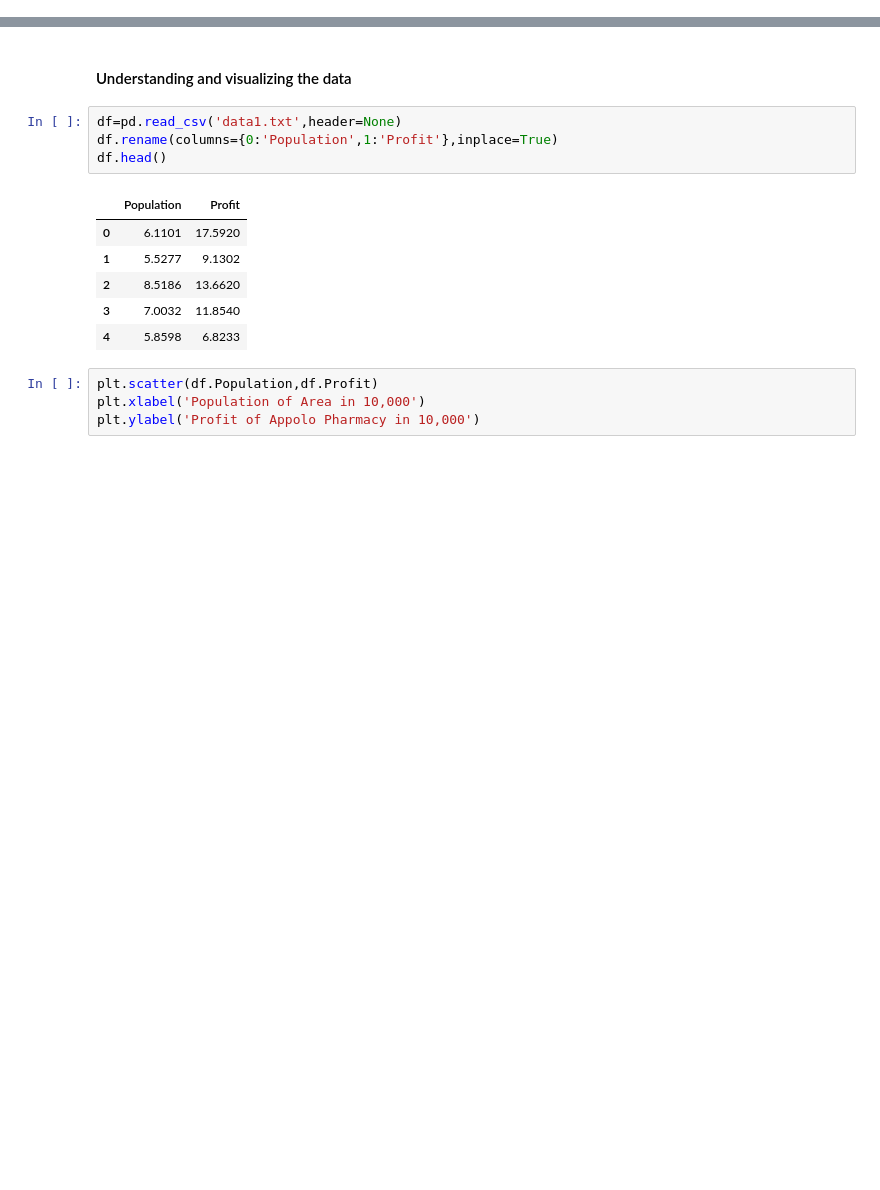
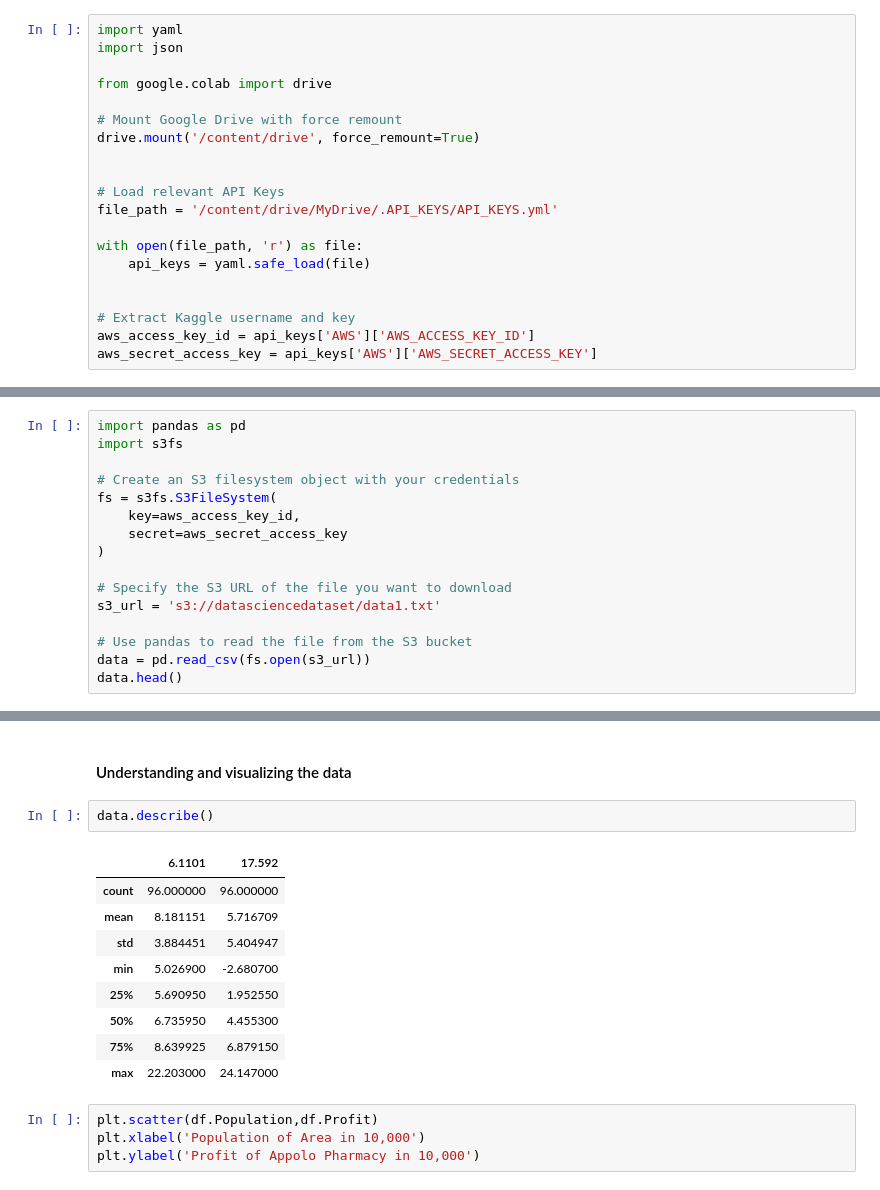
Before and after one commit to Praveen76/Introduction-to-PyTorch, a Jupyter notebook: Introduction_to_PyTorch.ipynb, the cells around one changed output, grey strips where cells are left out. Drawn from its saved outputs; the diff is of its cells as text; blank space fills up the shorter version.

```diff
--- a/Introduction_to_PyTorch.ipynb
+++ b/Introduction_to_PyTorch.ipynb
@@ -12,0 +30,20 @@ At the end of the experiment, you will be able to
+# %%
+import yaml
+import json
+
+from google.colab import drive
+
+# Mount Google Drive with force remount
+drive.mount('/content/drive', force_remount=True)
+
+
+# Load relevant API Keys
+file_path = '/content/drive/MyDrive/.API_KEYS/API_KEYS.yml'
+
+with open(file_path, 'r') as file:
+    api_keys = yaml.safe_load(file)
+
+
+# Extract Kaggle username and key
+aws_access_key_id = api_keys['AWS']['AWS_ACCESS_KEY_ID']
+aws_secret_access_key = api_keys['AWS']['AWS_SECRET_ACCESS_KEY']
@@ -28,0 +89,16 @@ torch.__version__
+# %%
+import pandas as pd
+import s3fs
+
+# Create an S3 filesystem object with your credentials
+fs = s3fs.S3FileSystem(
+    key=aws_access_key_id,
+    secret=aws_secret_access_key
+)
+
+# Specify the S3 URL of the file you want to download
+s3_url = 's3://datasciencedataset/data1.txt'
+
+# Use pandas to read the file from the S3 bucket
+data = pd.read_csv(fs.open(s3_url))
+data.head()
@@ -29,16 +112,17 @@ torch.__version__
 # %% [markdown]
 #### Understanding and visualizing the data
-# %%
-df=pd.read_csv('data1.txt',header=None)
-df.rename(columns={0:'Population',1:'Profit'},inplace=True)
-df.head()
-# %% [output]
-|  | Population | Profit |
-| 0 | 6.1101 | 17.5920 |
-| 1 | 5.5277 | 9.1302 |
-| 2 | 8.5186 | 13.6620 |
-| 3 | 7.0032 | 11.8540 |
-| 4 | 5.8598 | 6.8233 |
+# %%
+data.describe()
+# %% [output]
+|  | 6.1101 | 17.592 |
+| count | 96.000000 | 96.000000 |
+| mean | 8.181151 | 5.716709 |
+| std | 3.884451 | 5.404947 |
+| min | 5.026900 | -2.680700 |
+| 25% | 5.690950 | 1.952550 |
+| 50% | 6.735950 | 4.455300 |
+| 75% | 8.639925 | 6.879150 |
+| max | 22.203000 | 24.147000 |
 # %%
 plt.scatter(df.Population,df.Profit)
 plt.xlabel('Population of Area in 10,000')
```
Also changed, not shown: parts of 9 cells of this notebook.
